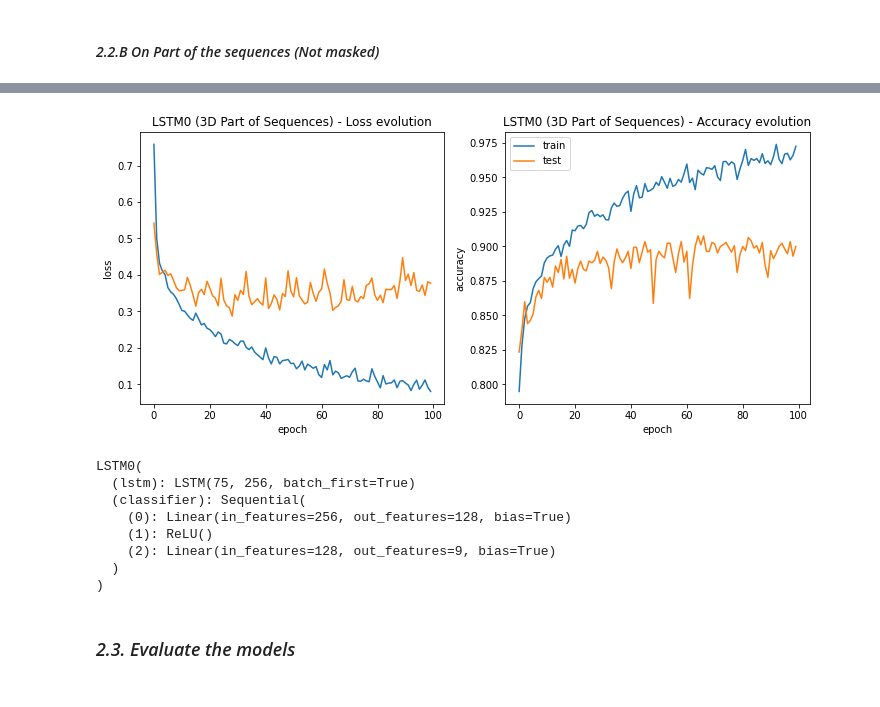
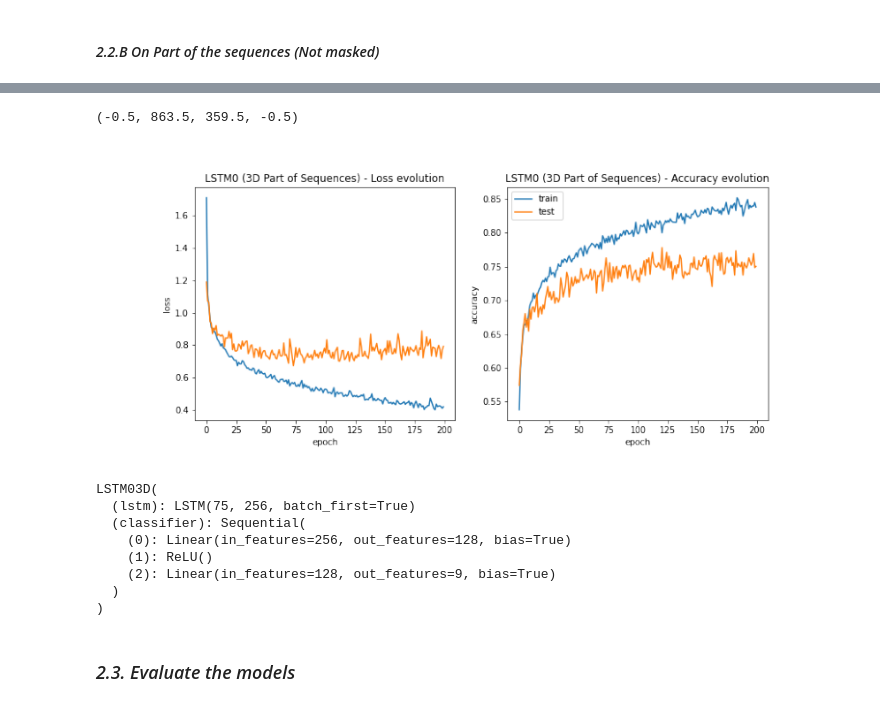
Before and after one commit to anthony-kobanda/human-action-recognition, a Jupyter notebook: model.ipynb, the cells around one changed output, grey strips where cells are left out. Drawn from its saved outputs; the diff is of its cells as text; code cells hidden in the pictures.

```diff
--- a/model.ipynb
+++ b/model.ipynb
@@ -516,7 +503,7 @@ class HumanActionDataset3D_part(Dataset):
         label = self.classes.index(int(self.data_files[idx][17:-4])-1)
         return (tensor, label)
 # %%
-HAD3D_part = HumanActionDataset3D_part(data3D_dir, data3D_files, classes, flatten=True, min_percentage=0.5)
+HAD3D_part = HumanActionDataset3D_part(data3D_dir, data3D_files, classes, flatten=True, min_percentage=0.1)
 # %%
 train_dataset3D_part, val_dataset3D_part = torch.utils.data.random_split(HAD3D_part, [int(0.80*len(HAD3D_part)), len(HAD3D_part)-int(0.80*len(HAD3D_part))])
 
@@ -524,7 +511,7 @@ train_dataloader3D_part = torch.utils.data.DataLoader(dataset=train_dataset3D_pa
 val_dataloader3D_part = torch.utils.data.DataLoader(dataset=val_dataset3D_part, batch_size=32, collate_fn=PadSequence(), shuffle=True)
 # %%
 # we use the model trained previously as a base (thus we have a pretrained model)
-model_LSTM03D_part = LSTM0(nb_classes=len(classes), input_size=75, hidden_size_lstm=256, hidden_size_classifier=128, num_layers=1, device=device)
+model_LSTM03D_part = LSTM03D(nb_classes=len(classes), input_size=75, hidden_size_lstm=256, hidden_size_classifier=128, num_layers=1, device=device)
 model_LSTM03D_part.to(device)
 model_LSTM03D_part.load_state_dict(torch.load("./models_saved/LSTM03D.pt"))
 model_LSTM03D_part.eval()
@@ -542,5 +529,5 @@ criterion_LSTM03D_part = nn.CrossEntropyLoss()
 optimizer_LSTM03D_part = torch.optim.Adam(params=model_LSTM03D_part.parameters(), lr=1e-4)
 lr_scheduler_LSTM03D_part = torch.optim.lr_scheduler.StepLR(optimizer_LSTM03D_part, step_size=10, gamma=0.1)
 # %%
-nb_epochs = 100
+nb_epochs = 200
 epoch_print_frequence = 10
@@ -560,0 +534,13 @@ epochs 100 (1152 s) | train loss : 0.08044614763536924 | val loss : 0.3770597917
+# %%
+if False:
+    losses_accs_LSTM03D_part = train_model(model_LSTM03D_part, criterion_LSTM03D_part, optimizer_LSTM03D_part, nb_epochs, epoch_print_frequence, train_dataloader3D_part, val_dataloader3D_part)
+    torch.save(model_LSTM03D_part.state_dict(), "./models_saved/LSTM03Dpart.pt")
+
+else:
+
+    print("\
+        epochs  10 (  89 s) | train loss : 0.835141547269 | val loss : 0.8588088011300 | train acc : 0.692137809187 | val acc : 0.686874632136\n\
+        epochs  50 ( 471 s) | train loss : 0.624624993039 | val loss : 0.7649451014068 | train acc : 0.763839811542 | val acc : 0.731018246027\n\
+        epochs 100 (1021 s) | train loss : 0.524252282132 | val loss : 0.7796561408925 | train acc : 0.800942285041 | val acc : 0.730429664508\n\
+        epochs 150 (1664 s) | train loss : 0.460821043752 | val loss : 0.7671710341065 | train acc : 0.827296819787 | val acc : 0.746909947027\n\
+        epochs 200 (2272 s) | train loss : 0.418173704803 | val loss : 0.7916647537990 | train acc : 0.838191990577 | val acc : 0.750441436138")
@@ -561,30 +553,40 @@ epochs 100 (1152 s) | train loss : 0.08044614763536924 | val loss : 0.3770597917
 # %%
-fig, ax = plt.subplots(nrows=1, ncols=2, figsize=(12,5))
+if False:
 
-ax[0].set(title="LSTM0 (3D Part of Sequences) - Loss evolution")
-ax[0].plot(losses_accs_LSTM03D_part[0], label="train")
-ax[0].plot(losses_accs_LSTM03D_part[1], label="test")
-ax[0].set_xlabel("epoch")
-ax[0].set_ylabel("loss")
+    fig, ax = plt.subplots(nrows=1, ncols=2, figsize=(12,5))
 
-ax[1].set(title="LSTM0 (3D Part of Sequences) - Accuracy evolution")
-ax[1].plot(losses_accs_LSTM03D_part[2], label="train")
-ax[1].plot(losses_accs_LSTM03D_part[3], label="test")
-ax[1].set_xlabel("epoch")
-ax[1].set_ylabel("accuracy")
+    ax[0].set(title="LSTM0 (3D Part of Sequences) - Loss evolution")
+    ax[0].plot(losses_accs_LSTM03D_part[0], label="train")
+    ax[0].plot(losses_accs_LSTM03D_part[1], label="test")
+    ax[0].set_xlabel("epoch")
+    ax[0].set_ylabel("loss")
 
-plt.legend()
-plt.savefig("./models_saved/LSTM03Dpart_loss_acc.png")
-plt.show()
+    ax[1].set(title="LSTM0 (3D Part of Sequences) - Accuracy evolution")
+    ax[1].plot(losses_accs_LSTM03D_part[2], label="train")
+    ax[1].plot(losses_accs_LSTM03D_part[3], label="test")
+    ax[1].set_xlabel("epoch")
+    ax[1].set_ylabel("accuracy")
+
+    plt.legend()
+    plt.savefig("./models_saved/LSTM03Dpart_loss_acc.png")
+    plt.show()
+
+else:
+
+    img = plt.imread("./models_saved/LSTM03Dpart_loss_acc.png")
+    plt.figure(figsize=(15,15))
+    plt.imshow(img)
+    plt.axis("off")
 # %% [output]
+(-0.5, 863.5, 359.5, -0.5)
-[figure, old version]
+[figure, new version]
 # %%
-model_LSTM03D_part = LSTM0(nb_classes=len(classes), input_size=75, hidden_size_lstm=256, hidden_size_classifier=128, num_layers=1, device=device)
+model_LSTM03D_part = LSTM03D(nb_classes=len(classes), input_size=75, hidden_size_lstm=256, hidden_size_classifier=128, num_layers=1, device=device)
 model_LSTM03D_part.to(device)
 model_LSTM03D_part.load_state_dict(torch.load("./models_saved/LSTM03Dpart.pt"))
 model_LSTM03D_part.eval()
 # %% [output]
-LSTM0(
+LSTM03D(
   (lstm): LSTM(75, 256, batch_first=True)
   (classifier): Sequential(
     (0): Linear(in_features=256, out_features=128, bias=True)
```
Also changed, not shown: parts of 82 cells of this notebook, 16 other files.
